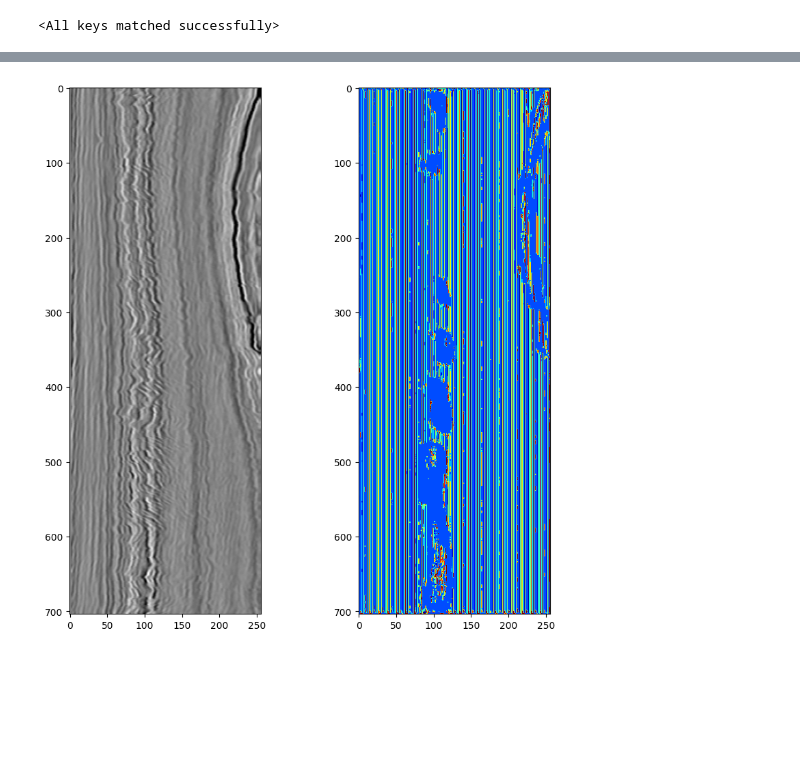
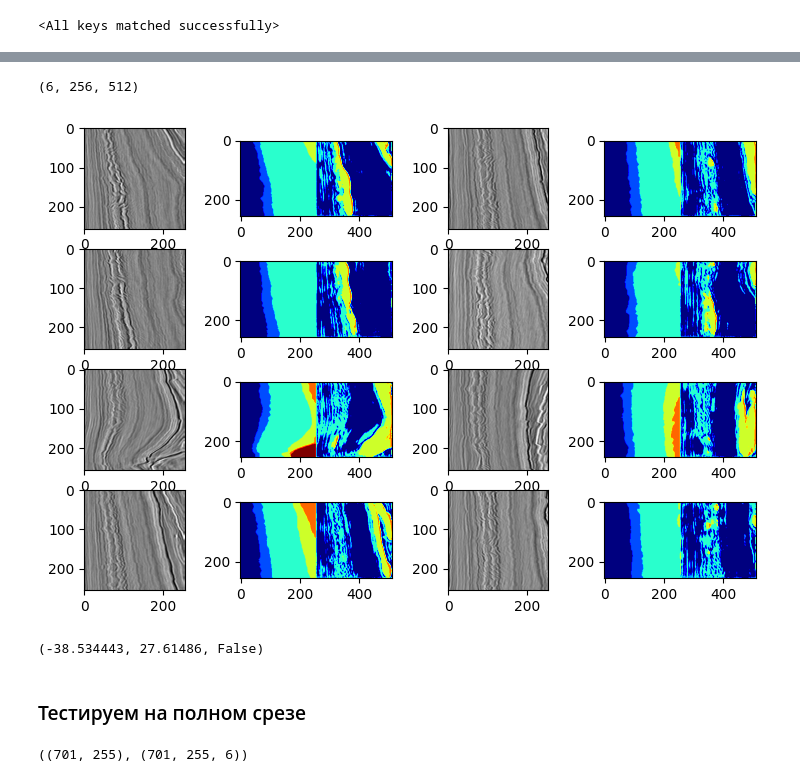
Before and after one commit to ravilkooo/ravil_project, a Jupyter notebook: unet_from_inet.ipynb, the cells around one changed output, grey strips where cells are left out. Saved outputs shown, nothing was run; the diff lists cells and outputs as text; code cells hidden in the pictures; blank space fills up the shorter version.

```diff
--- a/unet_from_inet.ipynb
+++ b/unet_from_inet.ipynb
@@ -306,11 +335,12 @@ for epoch in tqdm(range(num_epochs), desc='Epochs'):
     model.train()
     # i = 0
     # train_bar = tqdm(train_loader, desc='Training', leave=False)
-    for images, labels in train_loader:
+    for i, (images, labels) in enumerate(train_loader):
         # print(f'input shape = {(images.shape, labels.shape)}')
         images = images.to(device)
         labels = labels.to(device)
         optimizer.zero_grad()
+        images
 
         outputs = model(images)
         # print(f'output shape = {(outputs.shape)}')
@@ -318,9 +348,13 @@ for epoch in tqdm(range(num_epochs), desc='Epochs'):
         # print(outputs[0,:,0,:10])
         # print(labels[0,0,:10,:])
 
-        loss_value = loss(outputs, labels.reshape(outputs.shape))
+        loss_value = loss[0](outputs, labels.reshape(outputs.shape)) + loss[1](outputs, labels.reshape(outputs.shape))
         loss_value.backward()
         optimizer.step()
+
+        if loss_value.item() < 0:
+            np.save(f'disasters_1/nl_output_{epoch}_{i}.npy', outputs.detach().numpy())
+
         # i += 1
         # train_bar.set_postfix(training_step=i)
 
@@ -345,6 +379,9 @@ for epoch in tqdm(range(num_epochs), desc='Epochs'):
     average_metric = total_metric / num_samples
 
     # Вывод прогресса обучения
-    print(f'Epoch: {epoch+1}/{num_epochs}, Loss: {loss_value.item():.4f}, Metric: {average_metric:.4f}')
+    # print(f'Epoch: {epoch+1}/{num_epochs}, Loss: {loss_value.item():.4f}, Metric: {average_metric:.4f}')
 
     # сохранение чекпойнта (если метрика стала лучше)
+    if best_metric < average_metric:
+        best_metric = average_metric
+        best_model = model
@@ -370,4 +400,4 @@ torch.save(model.state_dict(), "model.pth")
 # %%
-model.load_state_dict(torch.load("model.pth"))
+model.load_state_dict(torch.load("model_2829_2.pth"))
 # %% [output]
 <All keys matched successfully>
@@ -378,0 +404,4 @@ model.load_state_dict(torch.load("model.pth"))
+# %%
+train_loader = DataLoader(train_dataset, batch_size=batch_size, shuffle=False)
+# %%
+image_tensor, label_tensor = next(iter(train_loader))
@@ -403,8 +415,15 @@ tensor([[[-0.1674, -0.0672, -0.0036,  ..., -0.1203, -0.1516, -0.0648],
+# %%
+np.dstack([label_tensor[i,:,:,:], output[i,:,:,:]]).shape
+# %% [output]
+(6, 256, 512)
 # %%
-fig, axs = plt.subplots(nrows=1, ncols=2, figsize=(10,10))
-axs[0].imshow(image_tensor[0,0,:,:], cmap='gray')
-axs[1].imshow(np.argmax(output[0,:,:,:],axis=0), cmap='jet')
-# axs[1].imshow(labels[idx,:,:].T, cmap='jet')
+fig, axs = plt.subplots(nrows=4, ncols=4, figsize=(9,6))
+for i in range(image_tensor.shape[0]):
+    axs[i // 2][i % 2 * 2].imshow(image_tensor[i,0,:,:], cmap='gray')
+    # axs[i // 2][i % 2 * 2 + 1].imshow(np.argmax(label_tensor[i,:,:,:],axis=0), cmap='jet')
+    # axs[i // 2][i % 2 * 2 + 1].imshow(np.argmax(output[i,:,:,:],axis=0), cmap='jet')
+    all_labels = np.dstack([label_tensor[i,:,:,:], output[i,:,:,:]])
+    axs[i // 2][i % 2 * 2 + 1].imshow(np.argmax(all_labels,axis=0), cmap='jet')
 plt.show()
 # %% [output]
-[figure, old version]
+[figure, new version]
@@ -410,0 +432,10 @@ plt.show()
+# %%
+disaster.min(), disaster.max(), np.isnan(disaster).any()
+# %% [output]
+(-38.534443, 27.61486, False)
+# %% [markdown]
+### Тестируем на полном срезе
+# %%
+seismic_example1.shape, labels_cat_example1.shape
+# %% [output]
+((701, 255), (701, 255, 6))
```
Also changed, not shown: parts of 57 cells of this notebook, 1 other file.
